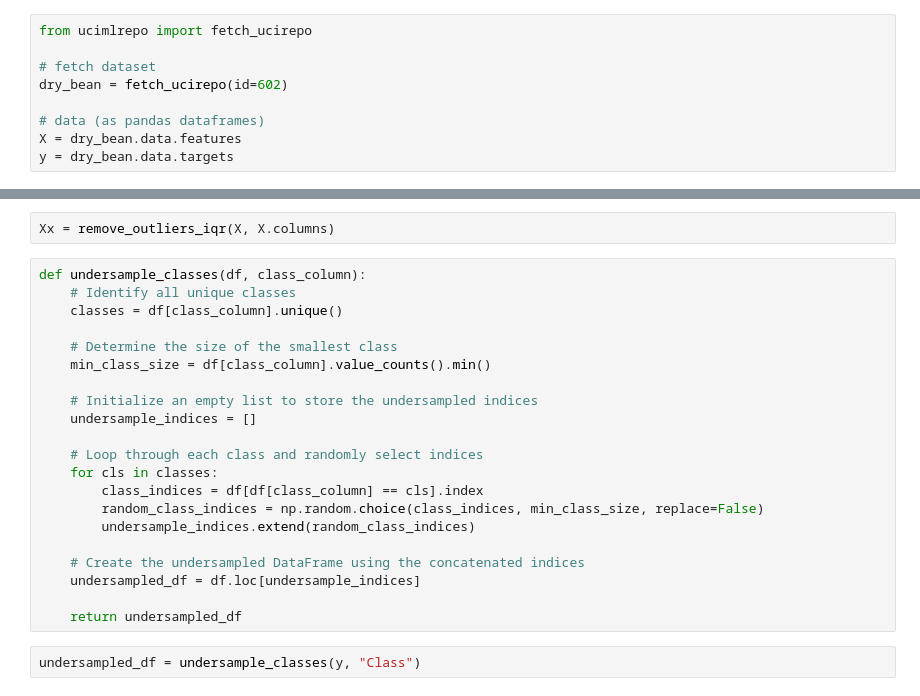
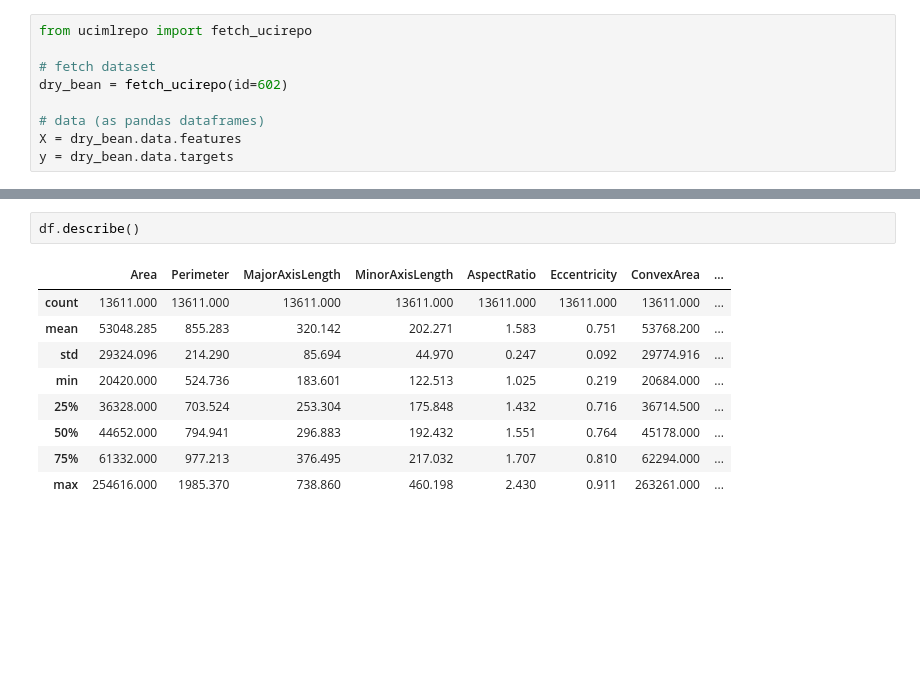
Before and after one commit to Jaykold/dry-bean-predictor, a Jupyter notebook: research_&_development/dry_bean.ipynb, the cells around one changed output, grey strips where cells are left out. Saved outputs shown, nothing was run; the diff lists cells and outputs as text; blank space fills up the shorter version.

```diff
--- a/research_&_development/dry_bean.ipynb
+++ b/research_&_development/dry_bean.ipynb
@@ -72,25 +47,12 @@ def remove_outliers_iqr(df, columns):
-# %%
-Xx = remove_outliers_iqr(X, X.columns)
-# %%
-def undersample_classes(df, class_column):
-    # Identify all unique classes
-    classes = df[class_column].unique()
-
-    # Determine the size of the smallest class
-    min_class_size = df[class_column].value_counts().min()
-
-    # Initialize an empty list to store the undersampled indices
-    undersample_indices = []
-
-    # Loop through each class and randomly select indices
-    for cls in classes:
-        class_indices = df[df[class_column] == cls].index
-        random_class_indices = np.random.choice(class_indices, min_class_size, replace=False)
-        undersample_indices.extend(random_class_indices)
-
-    # Create the undersampled DataFrame using the concatenated indices
-    undersampled_df = df.loc[undersample_indices]
-
-    return undersampled_df
-# %%
-undersampled_df = undersample_classes(y, "Class")
+# %%
+df.describe()
+# %% [output]
+|  | Area | Perimeter | MajorAxisLength | MinorAxisLength | AspectRatio | Eccentricity | ConvexArea | ... |
+| count | 13611.000 | 13611.000 | 13611.000 | 13611.000 | 13611.000 | 13611.000 | 13611.000 | ... |
+| mean | 53048.285 | 855.283 | 320.142 | 202.271 | 1.583 | 0.751 | 53768.200 | ... |
+| std | 29324.096 | 214.290 | 85.694 | 44.970 | 0.247 | 0.092 | 29774.916 | ... |
+| min | 20420.000 | 524.736 | 183.601 | 122.513 | 1.025 | 0.219 | 20684.000 | ... |
+| 25% | 36328.000 | 703.524 | 253.304 | 175.848 | 1.432 | 0.716 | 36714.500 | ... |
+| 50% | 44652.000 | 794.941 | 296.883 | 192.432 | 1.551 | 0.764 | 45178.000 | ... |
+| 75% | 61332.000 | 977.213 | 376.495 | 217.032 | 1.707 | 0.810 | 62294.000 | ... |
+| max | 254616.000 | 1985.370 | 738.860 | 460.198 | 2.430 | 0.911 | 263261.000 | ... |
```
Also changed, not shown: parts of 28 cells of this notebook, 2 other files.
